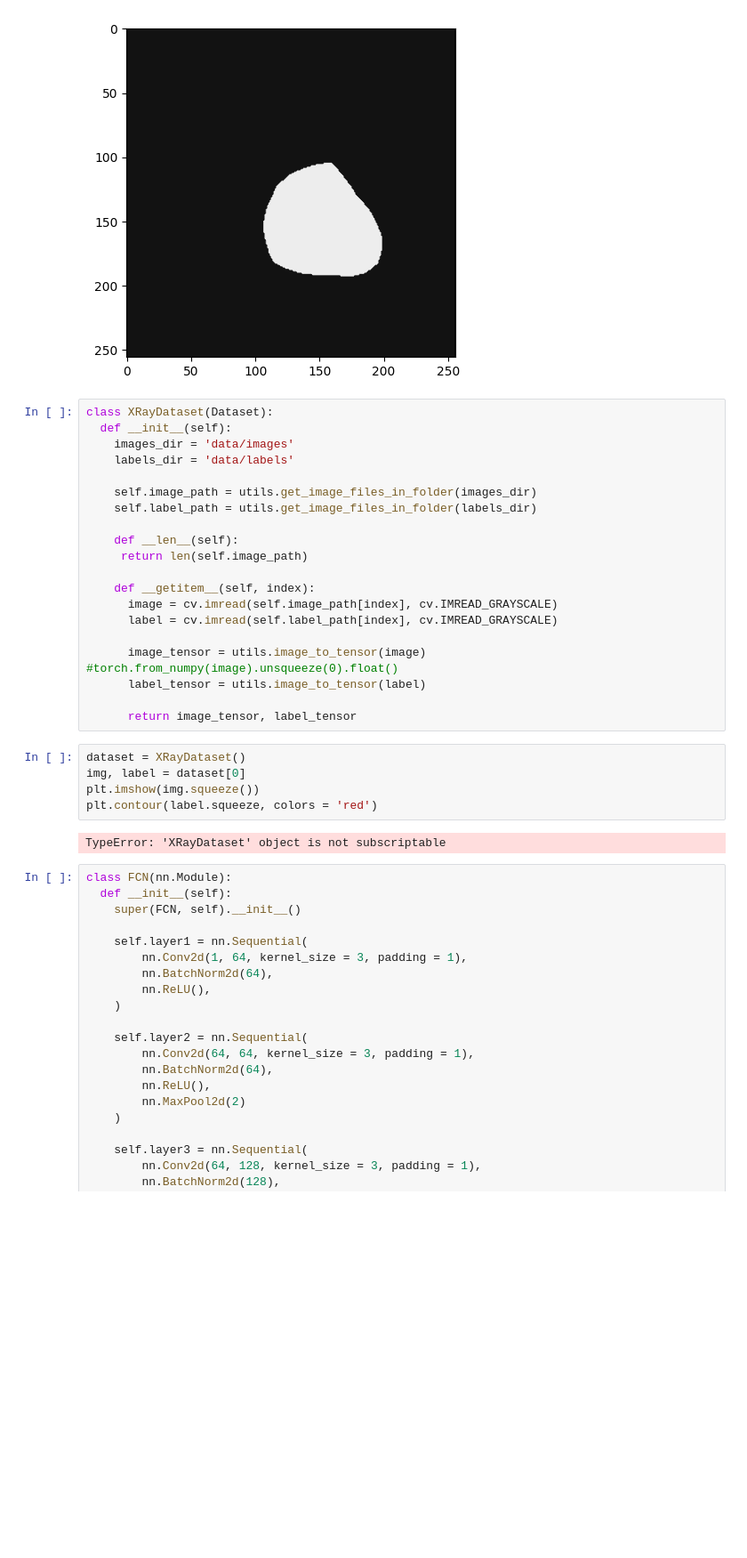
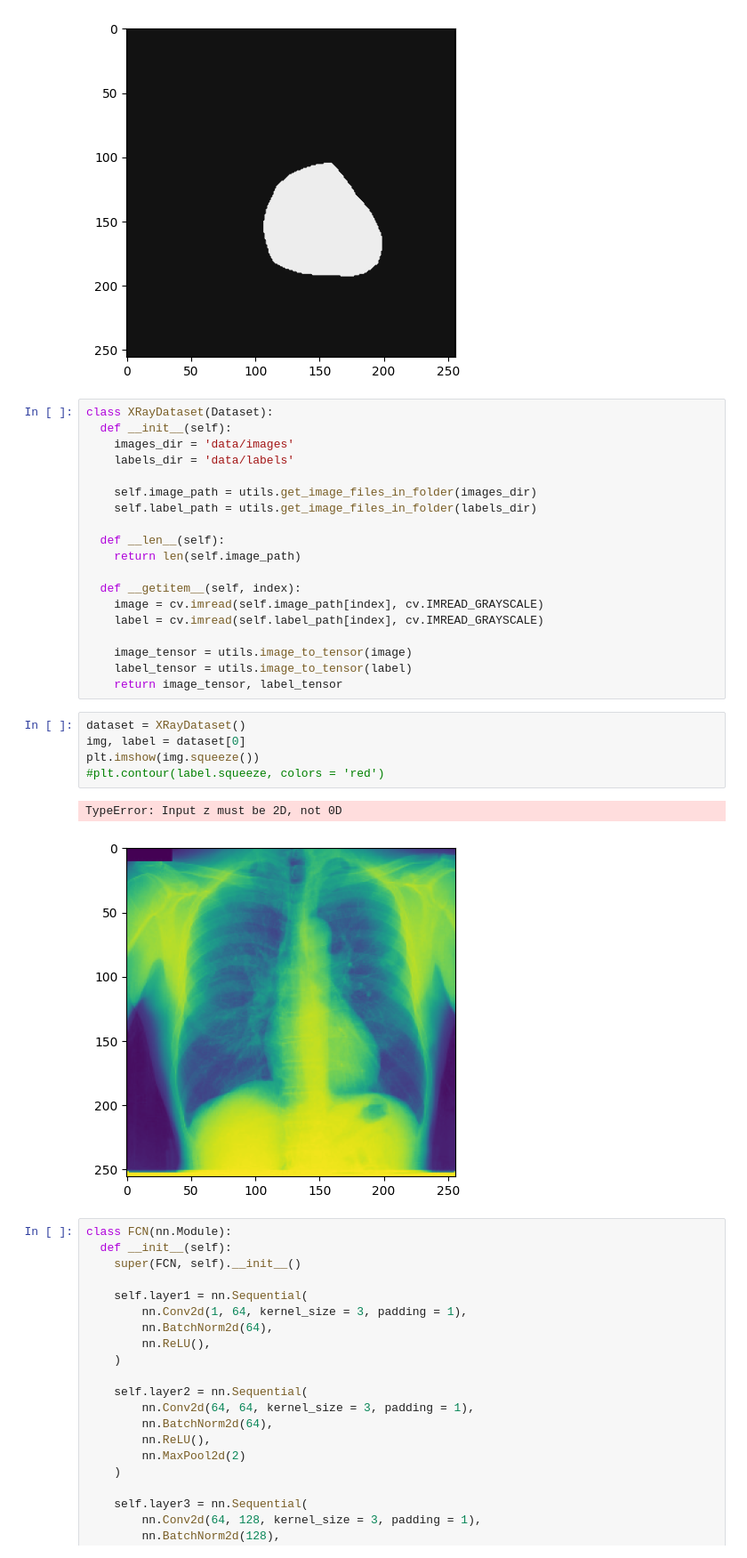
Before and after one commit to tialedencan/Basics-of-data-analysis, a Jupyter notebook: feritai.ipynb, the cells around one changed output. Shown: that part at 89% size. Cells and saved outputs as stored; diff of their text form; blank space fills up the shorter version.

```diff
--- a/feritai.ipynb
+++ b/feritai.ipynb
@@ -258,24 +258,24 @@ class XRayDataset(Dataset):
     self.image_path = utils.get_image_files_in_folder(images_dir)
     self.label_path = utils.get_image_files_in_folder(labels_dir)
 
-    def __len__(self):
-     return len(self.image_path)
+  def __len__(self):
+    return len(self.image_path)
 
-    def __getitem__(self, index):
-      image = cv.imread(self.image_path[index], cv.IMREAD_GRAYSCALE)
-      label = cv.imread(self.label_path[index], cv.IMREAD_GRAYSCALE)
+  def __getitem__(self, index):
+    image = cv.imread(self.image_path[index], cv.IMREAD_GRAYSCALE)
+    label = cv.imread(self.label_path[index], cv.IMREAD_GRAYSCALE)
 
-      image_tensor = utils.image_to_tensor(image) #torch.from_numpy(image).unsqueeze(0).float()
-      label_tensor = utils.image_to_tensor(label)
-
-      return image_tensor, label_tensor
+    image_tensor = utils.image_to_tensor(image)
+    label_tensor = utils.image_to_tensor(label)
+    return image_tensor, label_tensor
 # %%
 dataset = XRayDataset()
 img, label = dataset[0]
 plt.imshow(img.squeeze())
-plt.contour(label.squeeze, colors = 'red')
+#plt.contour(label.squeeze, colors = 'red')
 # %% [output]
-TypeError: 'XRayDataset' object is not subscriptable
+TypeError: Input z must be 2D, not 0D
+[figure, added]
 # %%
 class FCN(nn.Module):
   def __init__(self):
```
Also changed, not shown: parts of 2 cells of this notebook.
